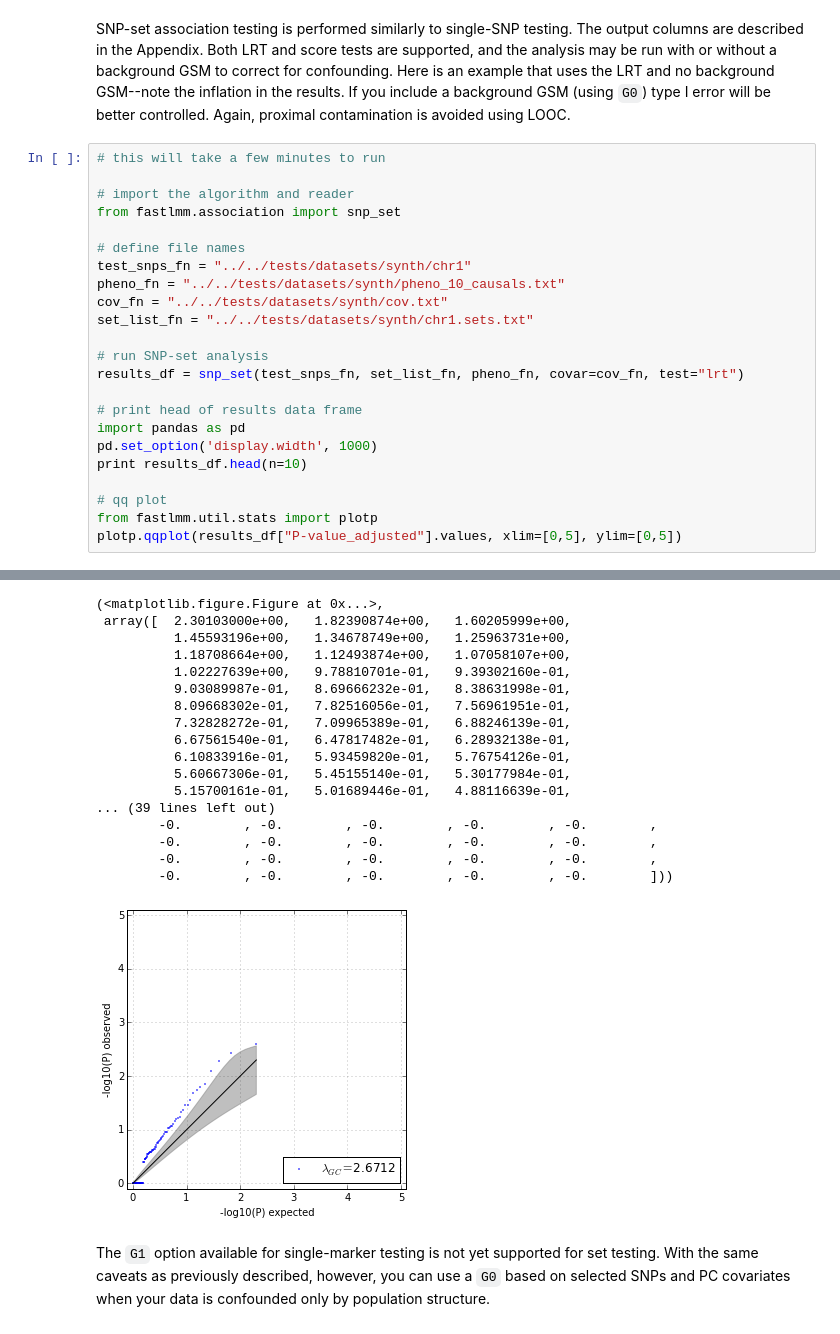
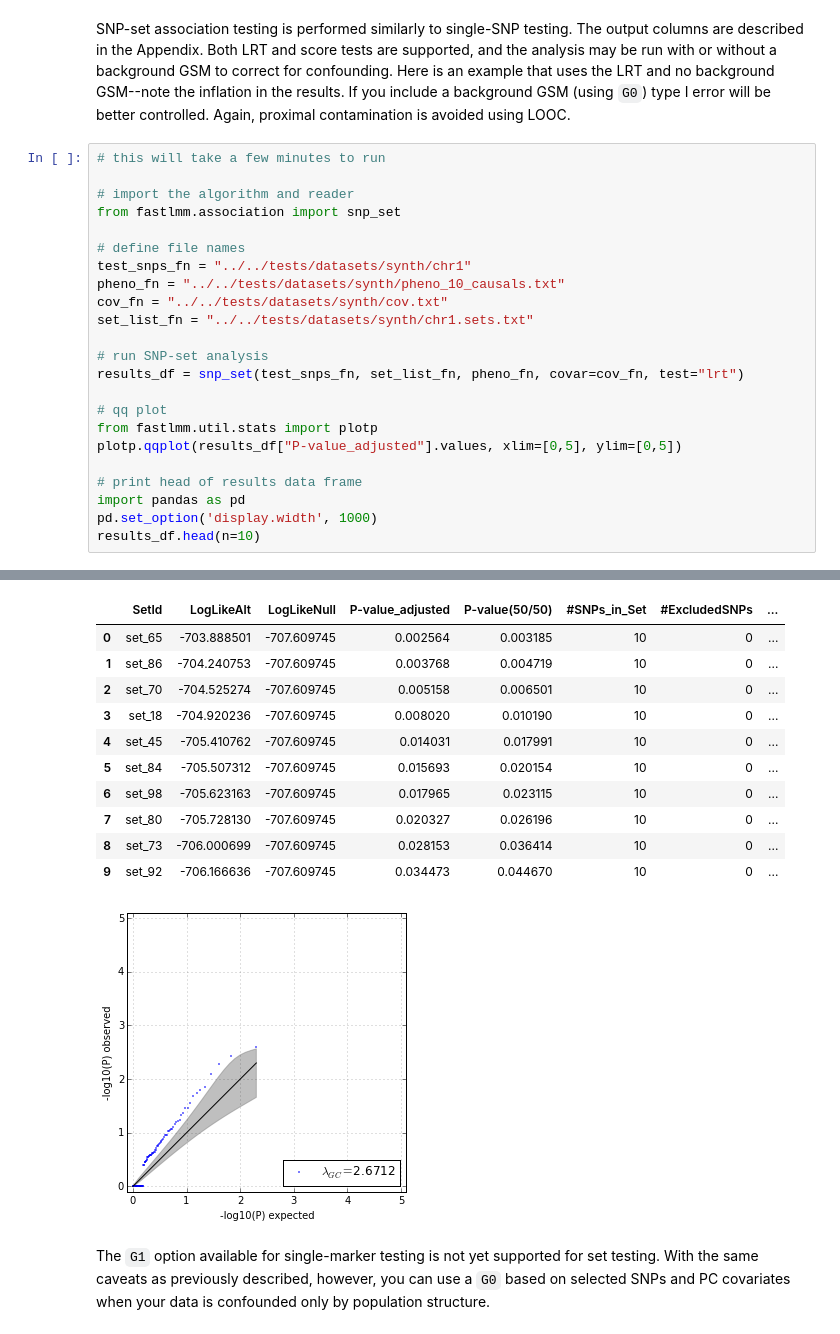
Before and after one commit to rpool/FaST-LMM, a Jupyter notebook: doc/ipynb/FaST-LMM.ipynb, the cells around one changed output, grey strips where cells are left out. Saved outputs shown, nothing was run; the diff lists cells and outputs as text.

```diff
--- a/doc/ipynb/FaST-LMM.ipynb
+++ b/doc/ipynb/FaST-LMM.ipynb
@@ -378,14 +363,14 @@ set_list_fn = "../../tests/datasets/synth/chr1.sets.txt"
 # run SNP-set analysis
 results_df = snp_set(test_snps_fn, set_list_fn, pheno_fn, covar=cov_fn, test="lrt")
 
+# qq plot
+from fastlmm.util.stats import plotp
+plotp.qqplot(results_df["P-value_adjusted"].values, xlim=[0,5], ylim=[0,5])
+
 # print head of results data frame
 import pandas as pd
 pd.set_option('display.width', 1000)
-print results_df.head(n=10)
-
-# qq plot
-from fastlmm.util.stats import plotp
-plotp.qqplot(results_df["P-value_adjusted"].values, xlim=[0,5], ylim=[0,5])
+results_df.head(n=10)
 # %% [output]
 loadPhen is using default missing value of '-9'.
 loadPhen is using default missing value of '-9'.
@@ -403,21 +377,15 @@ loadPhen is using default missing value of '-9'.
 lambda=2.6712
-(<matplotlib.figure.Figure at 0x...>,
- array([  2.30103000e+00,   1.82390874e+00,   1.60205999e+00,
-          1.45593196e+00,   1.34678749e+00,   1.25963731e+00,
-          1.18708664e+00,   1.12493874e+00,   1.07058107e+00,
-          1.02227639e+00,   9.78810701e-01,   9.39302160e-01,
-          9.03089987e-01,   8.69666232e-01,   8.38631998e-01,
-          8.09668302e-01,   7.82516056e-01,   7.56961951e-01,
-          7.32828272e-01,   7.09965389e-01,   6.88246139e-01,
-          6.67561540e-01,   6.47817482e-01,   6.28932138e-01,
-          6.10833916e-01,   5.93459820e-01,   5.76754126e-01,
-          5.60667306e-01,   5.45155140e-01,   5.30177984e-01,
-          5.15700161e-01,   5.01689446e-01,   4.88116639e-01,
-... (39 lines left out)
-        -0.        , -0.        , -0.        , -0.        , -0.        ,
-        -0.        , -0.        , -0.        , -0.        , -0.        ,
-        -0.        , -0.        , -0.        , -0.        , -0.        ,
-        -0.        , -0.        , -0.        , -0.        , -0.        ]))
+|  | SetId | LogLikeAlt | LogLikeNull | P-value_adjusted | P-value(50/50) | #SNPs_in_Set | #ExcludedSNPs | ... |
+| 0 | set_65 | -703.888501 | -707.609745 | 0.002564 | 0.003185 | 10 | 0 | ... |
+| 1 | set_86 | -704.240753 | -707.609745 | 0.003768 | 0.004719 | 10 | 0 | ... |
+| 2 | set_70 | -704.525274 | -707.609745 | 0.005158 | 0.006501 | 10 | 0 | ... |
+| 3 | set_18 | -704.920236 | -707.609745 | 0.008020 | 0.010190 | 10 | 0 | ... |
+| 4 | set_45 | -705.410762 | -707.609745 | 0.014031 | 0.017991 | 10 | 0 | ... |
+| 5 | set_84 | -705.507312 | -707.609745 | 0.015693 | 0.020154 | 10 | 0 | ... |
+| 6 | set_98 | -705.623163 | -707.609745 | 0.017965 | 0.023115 | 10 | 0 | ... |
+| 7 | set_80 | -705.728130 | -707.609745 | 0.020327 | 0.026196 | 10 | 0 | ... |
+| 8 | set_73 | -706.000699 | -707.609745 | 0.028153 | 0.036414 | 10 | 0 | ... |
+| 9 | set_92 | -706.166636 | -707.609745 | 0.034473 | 0.044670 | 10 | 0 | ... |
 [figure]
 # %% [markdown]
 The `G1` option available for single-marker testing is not yet supported for set testing.  With the same caveats as previously described, however, you can use a `G0` based on selected SNPs and PC covariates when your data is confounded only by population structure.
```
Also changed, not shown: parts of 7 cells of this notebook, 1 other file.
